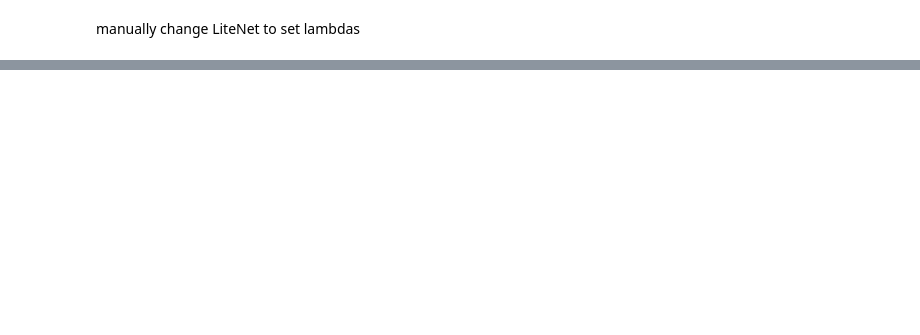
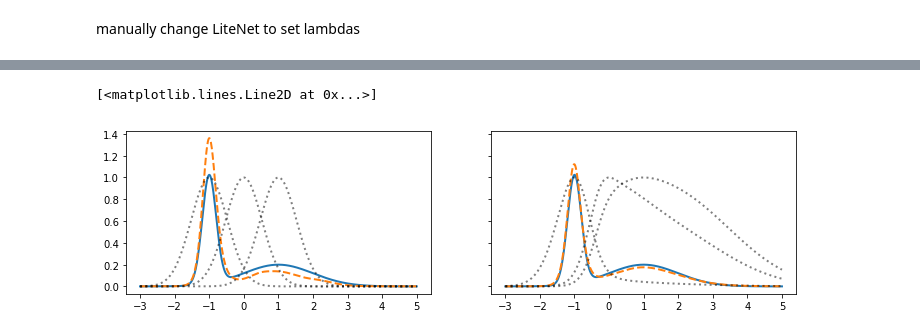
Before and after one commit to kevin-w-li/deep-kexpfam, a Jupyter notebook: MoG.ipynb, the cells around one changed output, grey strips where cells are left out. Drawn from its saved outputs; the diff is of its cells as text; code cells hidden in the pictures; blank space fills up the shorter version.

```diff
--- a/MoG.ipynb
+++ b/MoG.ipynb
@@ -93,0 +108,40 @@ plt.legend()
+# %%
+ngrid = 1000
+eval_grid = np.linspace(-3,5,ngrid)
+grid_points = np.linspace(-1,1,3)[:,None]
+grid_data   = eval_grid[:,None]
+
+
+fig, axes = plt.subplots(1,2,figsize=(12,3), sharex=True, sharey=True)
+
+true_density = true_pdf(eval_grid)
+true_density /= sum(true_density) * (eval_grid[1]-eval_grid[0])
+ax = axes[0]
+ax.plot(eval_grid, true_density, label="true pdf", lw=2)
+
+fv = gaussian_lite.fun_multiple(eval_grid[:,None])
+density = np.exp(fv)
+density /= np.sum(density) * (eval_grid[1]-eval_grid[0])
+ax.plot(eval_grid, density, label="Gaussian lite", lw=2, ls="--")
+
+kernel_vals = gaussian_lite.sess.run(gaussian_lite.ops["kernel_grams"][0], feed_dict={gaussian_lite.test_points: grid_points, gaussian_lite.test_data: grid_data})
+ax.plot(eval_grid.T, kernel_vals[1:].T, "k:", lw=2, alpha=0.5)
+ax.plot(eval_grid.T, kernel_vals[0], "k:", label="deep kernel", lw=2, alpha=0.5)
+
+ax = axes[1]
+ax.plot(eval_grid, true_density, label="true pdf", lw=2)
+fv = deep_lite.fun_multiple(eval_grid[:,None])
+density = np.exp(fv)
+density /= np.sum(density) * (eval_grid[1]-eval_grid[0])
+ax.plot(eval_grid, density, label="", lw=2, ls="--")
+
+
+
+kernel_vals = deep_lite.sess.run(deep_lite.ops["kernel_grams"][0], feed_dict={deep_lite.test_points: grid_points, deep_lite.test_data: grid_data})
+ax.plot(eval_grid.T, kernel_vals[1:].T, "k:", lw=2, alpha=0.5)
+ax.plot(eval_grid.T, kernel_vals[0], "k:", label="deep kernel", lw=2, alpha=0.5)
+
+#plt.savefig("figs/MoG_scales.pdf")
+# %% [output]
+[<matplotlib.lines.Line2D at 0x...>]
+[figure, added]
```
Also changed, not shown: parts of 14 cells of this notebook, 6 other files.
